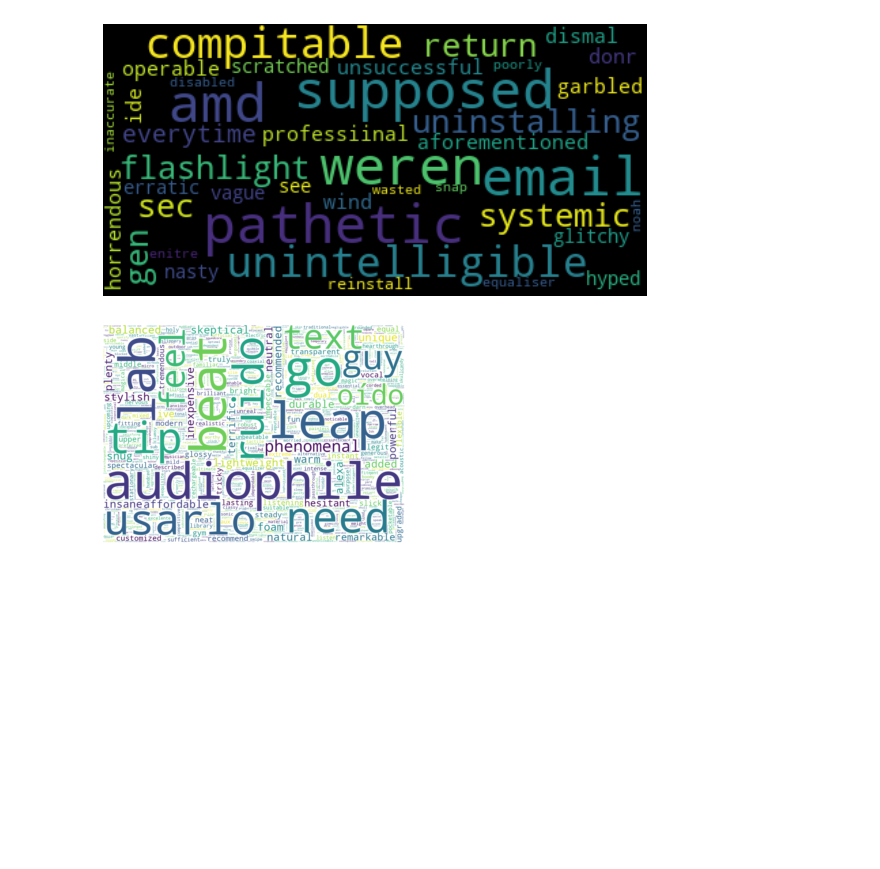
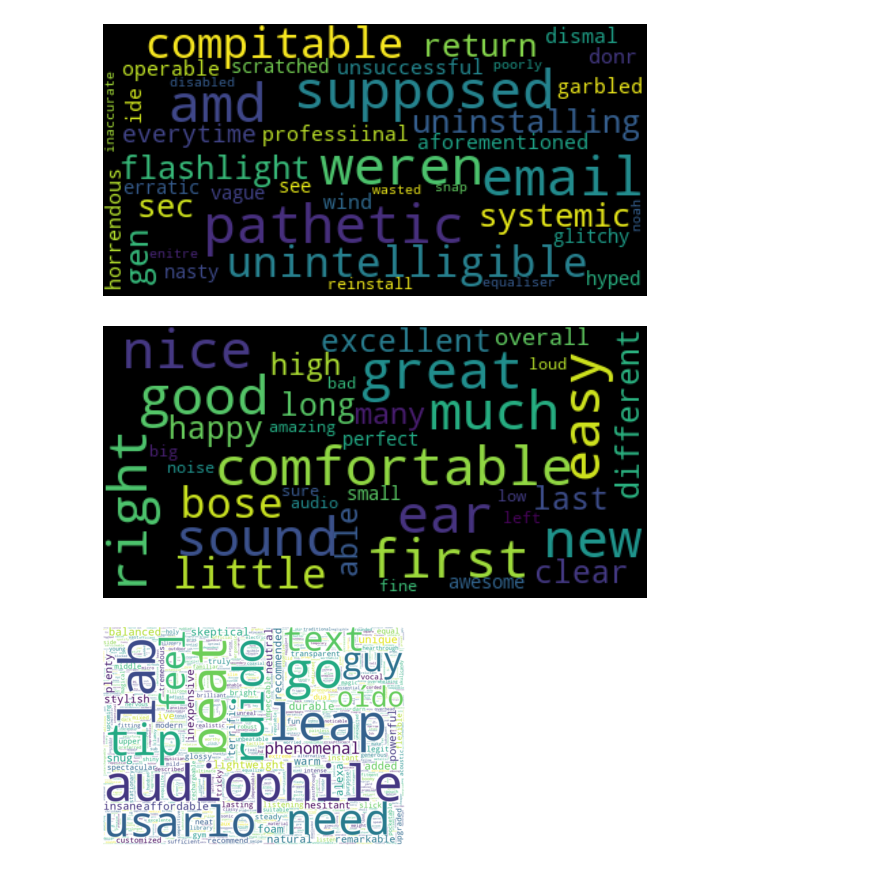
Before and after one commit to datascientistlin/AmazonReviewAnalysis, a Jupyter notebook: Amazon_review_word_exploration.ipynb, the cells around one changed output. Cells and saved outputs as stored; diff of their text form; code cells hidden in the pictures; blank space fills up the shorter version.

Commit message:
common words wordcloud was added

```diff
--- a/Amazon_review_word_exploration.ipynb
+++ b/Amazon_review_word_exploration.ipynb
@@ -612,6 +612,45 @@ plt.axis("off")
 plt.show()
 # %% [output]
 [figure]
+# %%
+intersection ['count'] = intersection['count_x']+intersection['count_y']
+common50Words = intersection.groupby('words').sum().sort_values(by='count',ascending=False).reset_index()#[['words']][:49]
+# %%
+text = common50Words[0:40]['words'].apply(lambda x: str(x)).values
+
+text = ' '.join(text)
+# txt = "The rain in Spain"
+# x = re.search("^The.*Spain$", txt)
+
+# import re
+# for elem in text:
+#     print(re.findall(r"\w[\w']+", elem))
+
+
+from wordcloud import WordCloud
+
+# Generate a word cloud image
+# wordcloud = WordCloud().generate(text)
+
+# Display the generated image:
+# the matplotlib way:
+import matplotlib.pyplot as plt
+# plt.imshow(wordcloud, interpolation='bilinear')
+# plt.axis("off")
+
+# lower max_font_size
+wordcloud = WordCloud(max_font_size=40).generate(text)
+
+
+plt.figure(figsize=(20,5))
+
+wordcloud.to_file(path.join(d, 'commonWords.png'))
+
+plt.imshow(wordcloud, interpolation="bilinear")
+plt.axis("off")
+plt.show()
+# %% [output]
+[figure, added]
 # %%
 from PIL import Image
 import numpy as np
```
Also changed, not shown: 1 other file.
